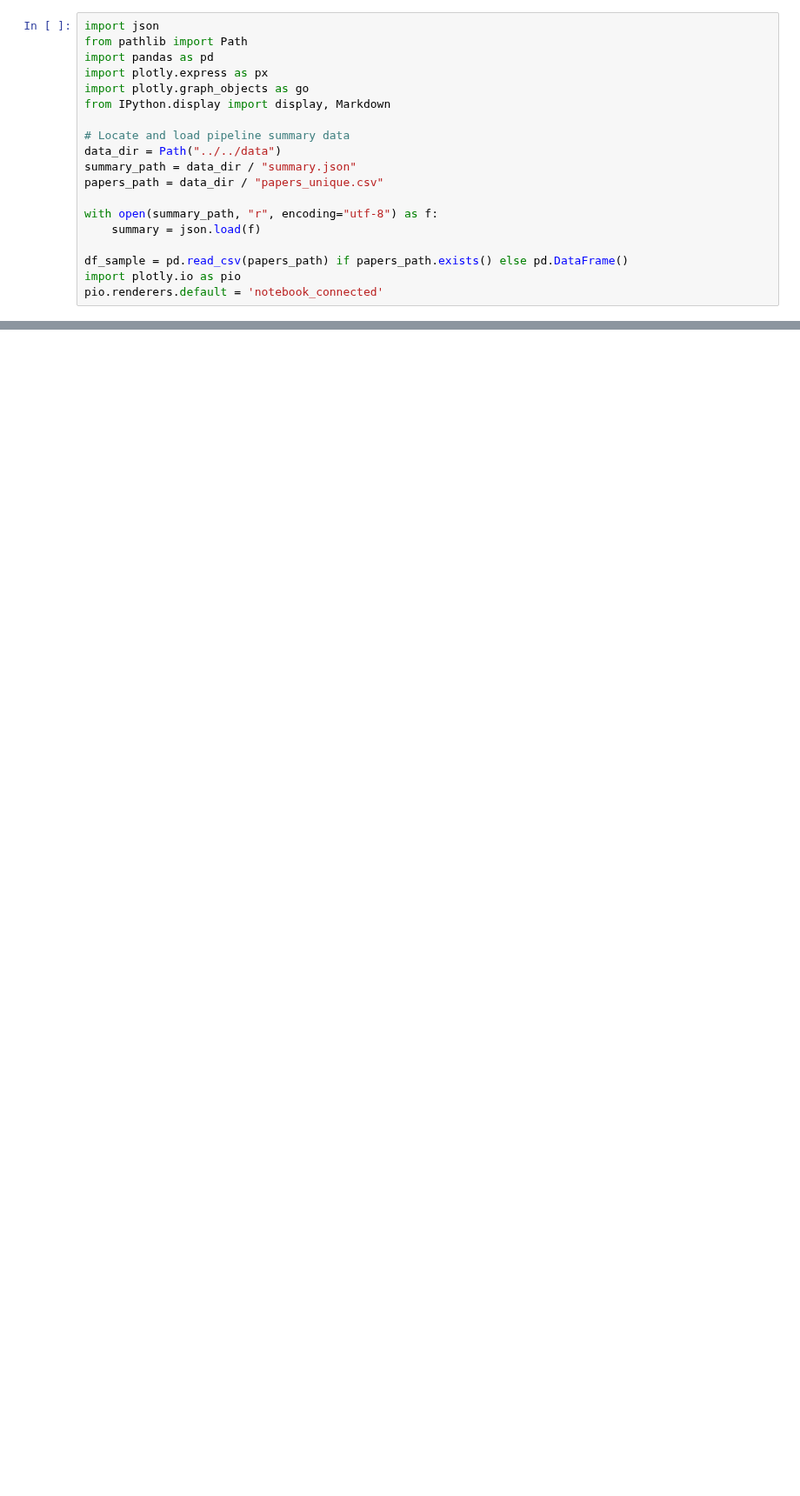
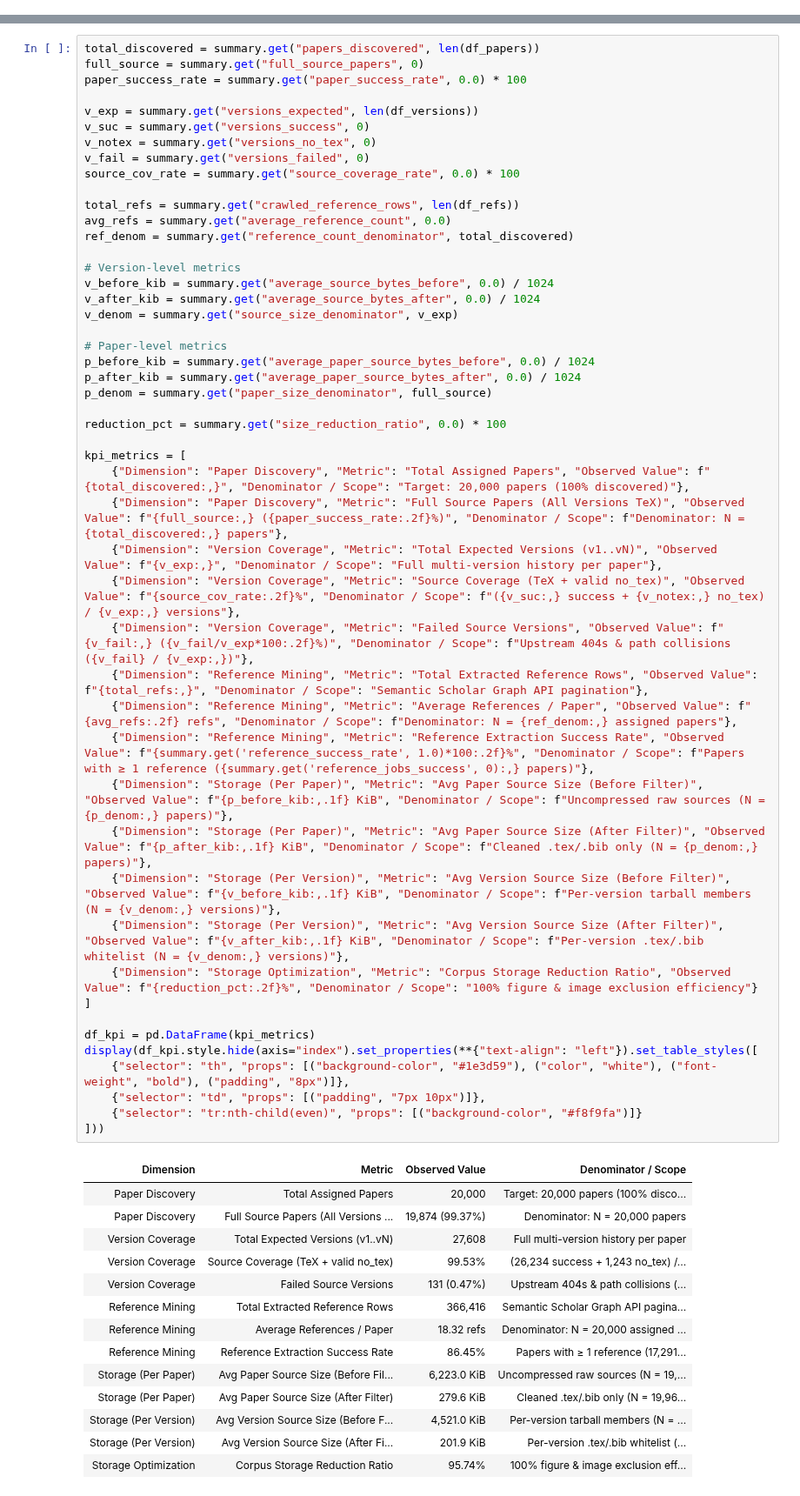
Before and after one commit to Dangkhanh01/arXiv-report, a Jupyter notebook: book/content/milestone1/03_corpus_stats.ipynb, the cells around one changed output, grey strips where cells are left out. Shown at 87% size. Cells and saved outputs as stored; diff of their text form; blank space fills up the shorter version.

```diff
--- a/book/content/milestone1/03_corpus_stats.ipynb
+++ b/book/content/milestone1/03_corpus_stats.ipynb
@@ -8,19 +0,0 @@
-# %%
-import json
-from pathlib import Path
-import pandas as pd
-import plotly.express as px
-import plotly.graph_objects as go
-from IPython.display import display, Markdown
-
-# Locate and load pipeline summary data
-data_dir = Path("../../data")
-summary_path = data_dir / "summary.json"
-papers_path = data_dir / "papers_unique.csv"
-
-with open(summary_path, "r", encoding="utf-8") as f:
-    summary = json.load(f)
-
-df_sample = pd.read_csv(papers_path) if papers_path.exists() else pd.DataFrame()
-import plotly.io as pio
-pio.renderers.default = 'notebook_connected'
@@ -107,0 +70,64 @@ fig_donut.show()
+# %%
+total_discovered = summary.get("papers_discovered", len(df_papers))
+full_source = summary.get("full_source_papers", 0)
+paper_success_rate = summary.get("paper_success_rate", 0.0) * 100
+
+v_exp = summary.get("versions_expected", len(df_versions))
+v_suc = summary.get("versions_success", 0)
+v_notex = summary.get("versions_no_tex", 0)
+v_fail = summary.get("versions_failed", 0)
+source_cov_rate = summary.get("source_coverage_rate", 0.0) * 100
+
+total_refs = summary.get("crawled_reference_rows", len(df_refs))
+avg_refs = summary.get("average_reference_count", 0.0)
+ref_denom = summary.get("reference_count_denominator", total_discovered)
+
+# Version-level metrics
+v_before_kib = summary.get("average_source_bytes_before", 0.0) / 1024
+v_after_kib = summary.get("average_source_bytes_after", 0.0) / 1024
+v_denom = summary.get("source_size_denominator", v_exp)
+
+# Paper-level metrics
+p_before_kib = summary.get("average_paper_source_bytes_before", 0.0) / 1024
+p_after_kib = summary.get("average_paper_source_bytes_after", 0.0) / 1024
+p_denom = summary.get("paper_size_denominator", full_source)
+
+reduction_pct = summary.get("size_reduction_ratio", 0.0) * 100
+
+kpi_metrics = [
+    {"Dimension": "Paper Discovery", "Metric": "Total Assigned Papers", "Observed Value": f"{total_discovered:,}", "Denominator / Scope": "Target: 20,000 papers (100% discovered)"},
+    {"Dimension": "Paper Discovery", "Metric": "Full Source Papers (All Versions TeX)", "Observed Value": f"{full_source:,} ({paper_success_rate:.2f}%)", "Denominator / Scope": f"Denominator: N = {total_discovered:,} papers"},
+    {"Dimension": "Version Coverage", "Metric": "Total Expected Versions (v1..vN)", "Observed Value": f"{v_exp:,}", "Denominator / Scope": "Full multi-version history per paper"},
+    {"Dimension": "Version Coverage", "Metric": "Source Coverage (TeX + valid no_tex)", "Observed Value": f"{source_cov_rate:.2f}%", "Denominator / Scope": f"({v_suc:,} success + {v_notex:,} no_tex) / {v_exp:,} versions"},
+    {"Dimension": "Version Coverage", "Metric": "Failed Source Versions", "Observed Value": f"{v_fail:,} ({v_fail/v_exp*100:.2f}%)", "Denominator / Scope": f"Upstream 404s & path collisions ({v_fail} / {v_exp:,})"},
+    {"Dimension": "Reference Mining", "Metric": "Total Extracted Reference Rows", "Observed Value": f"{total_refs:,}", "Denominator / Scope": "Semantic Scholar Graph API pagination"},
+    {"Dimension": "Reference Mining", "Metric": "Average References / Paper", "Observed Value": f"{avg_refs:.2f} refs", "Denominator / Scope": f"Denominator: N = {ref_denom:,} assigned papers"},
+    {"Dimension": "Reference Mining", "Metric": "Reference Extraction Success Rate", "Observed Value": f"{summary.get('reference_success_rate', 1.0)*100:.2f}%", "Denominator / Scope": f"Papers with ≥ 1 reference ({summary.get('reference_jobs_success', 0):,} papers)"},
+    {"Dimension": "Storage (Per Paper)", "Metric": "Avg Paper Source Size (Before Filter)", "Observed Value": f"{p_before_kib:,.1f} KiB", "Denominator / Scope": f"Uncompressed raw sources (N = {p_denom:,} papers)"},
+    {"Dimension": "Storage (Per Paper)", "Metric": "Avg Paper Source Size (After Filter)", "Observed Value": f"{p_after_kib:,.1f} KiB", "Denominator / Scope": f"Cleaned .tex/.bib only (N = {p_denom:,} papers)"},
+    {"Dimension": "Storage (Per Version)", "Metric": "Avg Version Source Size (Before Filter)", "Observed Value": f"{v_before_kib:,.1f} KiB", "Denominator / Scope": f"Per-version tarball members (N = {v_denom:,} versions)"},
+    {"Dimension": "Storage (Per Version)", "Metric": "Avg Version Source Size (After Filter)", "Observed Value": f"{v_after_kib:,.1f} KiB", "Denominator / Scope": f"Per-version .tex/.bib whitelist (N = {v_denom:,} versions)"},
+    {"Dimension": "Storage Optimization", "Metric": "Corpus Storage Reduction Ratio", "Observed Value": f"{reduction_pct:.2f}%", "Denominator / Scope": "100% figure & image exclusion efficiency"}
+]
+
+df_kpi = pd.DataFrame(kpi_metrics)
+display(df_kpi.style.hide(axis="index").set_properties(**{"text-align": "left"}).set_table_styles([
+    {"selector": "th", "props": [("background-color", "#1e3d59"), ("color", "white"), ("font-weight", "bold"), ("padding", "8px")]},
+    {"selector": "td", "props": [("padding", "7px 10px")]},
+    {"selector": "tr:nth-child(even)", "props": [("background-color", "#f8f9fa")]}
+]))
+# %% [output]
+| Dimension | Metric | Observed Value | Denominator / Scope |
+| Paper Discovery | Total Assigned Papers | 20,000 | Target: 20,000 papers (100% disco... |
+| Paper Discovery | Full Source Papers (All Versions ... | 19,874 (99.37%) | Denominator: N = 20,000 papers |
+| Version Coverage | Total Expected Versions (v1..vN) | 27,608 | Full multi-version history per paper |
+| Version Coverage | Source Coverage (TeX + valid no_tex) | 99.53% | (26,234 success + 1,243 no_tex) /... |
+| Version Coverage | Failed Source Versions | 131 (0.47%) | Upstream 404s & path collisions (... |
+| Reference Mining | Total Extracted Reference Rows | 366,416 | Semantic Scholar Graph API pagina... |
+| Reference Mining | Average References / Paper | 18.32 refs | Denominator: N = 20,000 assigned ... |
+| Reference Mining | Reference Extraction Success Rate | 86.45% | Papers with ≥ 1 reference (17,291... |
+| Storage (Per Paper) | Avg Paper Source Size (Before Fil... | 6,223.0 KiB | Uncompressed raw sources (N = 19,... |
+| Storage (Per Paper) | Avg Paper Source Size (After Filter) | 279.6 KiB | Cleaned .tex/.bib only (N = 19,96... |
+| Storage (Per Version) | Avg Version Source Size (Before F... | 4,521.0 KiB | Per-version tarball members (N = ... |
+| Storage (Per Version) | Avg Version Source Size (After Fi... | 201.9 KiB | Per-version .tex/.bib whitelist (... |
+| Storage Optimization | Corpus Storage Reduction Ratio | 95.74% | 100% figure & image exclusion eff... |
```
Also changed, not shown: parts of 20 cells of this notebook, 17 other files.
